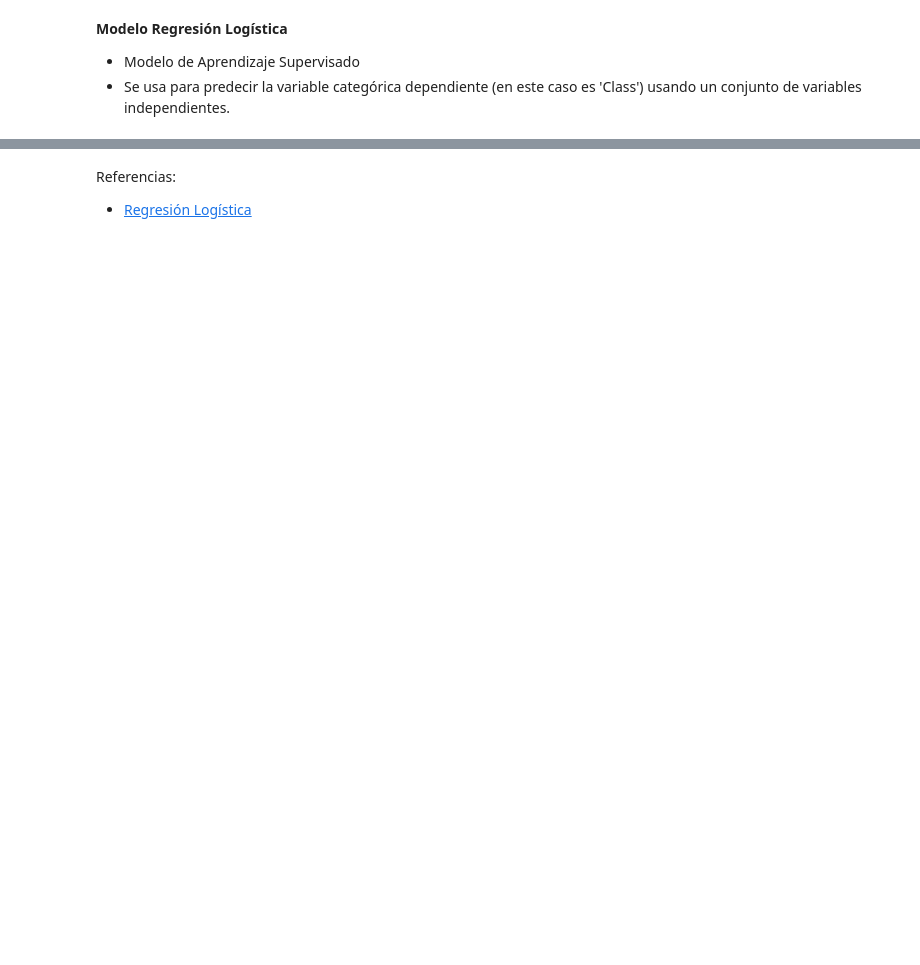
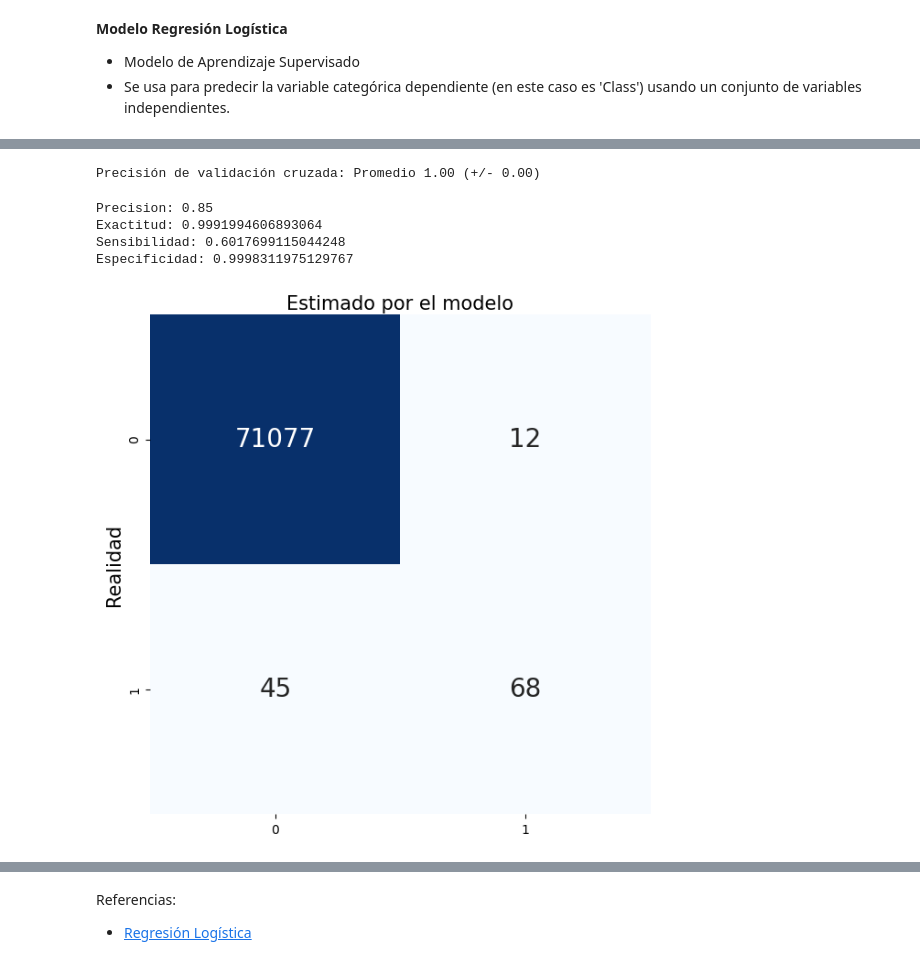
Before and after one commit to Diegbor/Proyecto_ML_BEDU, a Jupyter notebook: Proyecto_ML_Equipo_24_Modelo_1.ipynb, the cells around one changed output, grey strips where cells are left out. Saved outputs shown, nothing was run; the diff lists cells and outputs as text; code cells hidden in the pictures; blank space fills up the shorter version.

```diff
--- a/Proyecto_ML_Equipo_24_Modelo_1.ipynb
+++ b/Proyecto_ML_Equipo_24_Modelo_1.ipynb
@@ -546,16 +763,10 @@ Las métricas presentadas son claras y se interpretan adecuadamente. El algoritm
 from sklearn.linear_model import LogisticRegression
 from sklearn.metrics import classification_report, f1_score
 
-model = LogisticRegression()
+model = LogisticRegression(max_iter=10000)
 
 # Entrenamiento
 model.fit(X_train, y_train)
 
 # Predicción
 y_pred = model.predict(X_test)
-
-# Reporte de Clasificación
-print(classification_report(y_test, y_pred))
-
-# F1 Score
-print("F1 Score:", f1_score(y_test, y_pred))
@@ -572,0 +800,14 @@ F1 Score: 0.7046632124352332
+# %%
+# Validación Cruzada
+validacion_cruzada(model, X, y)
+# %% [output]
+Precisión de validación cruzada: Promedio 1.00 (+/- 0.00)
+# %%
+# Matriz de Confusión
+matriz_de_confusion(y_test, y_pred)
+# %% [output]
+Precision: 0.85
+Exactitud: 0.9991994606893064
+Sensibilidad: 0.6017699115044248
+Especificidad: 0.9998311975129767
+[figure, added]
```
Also changed, not shown: parts of 130 cells of this notebook.
